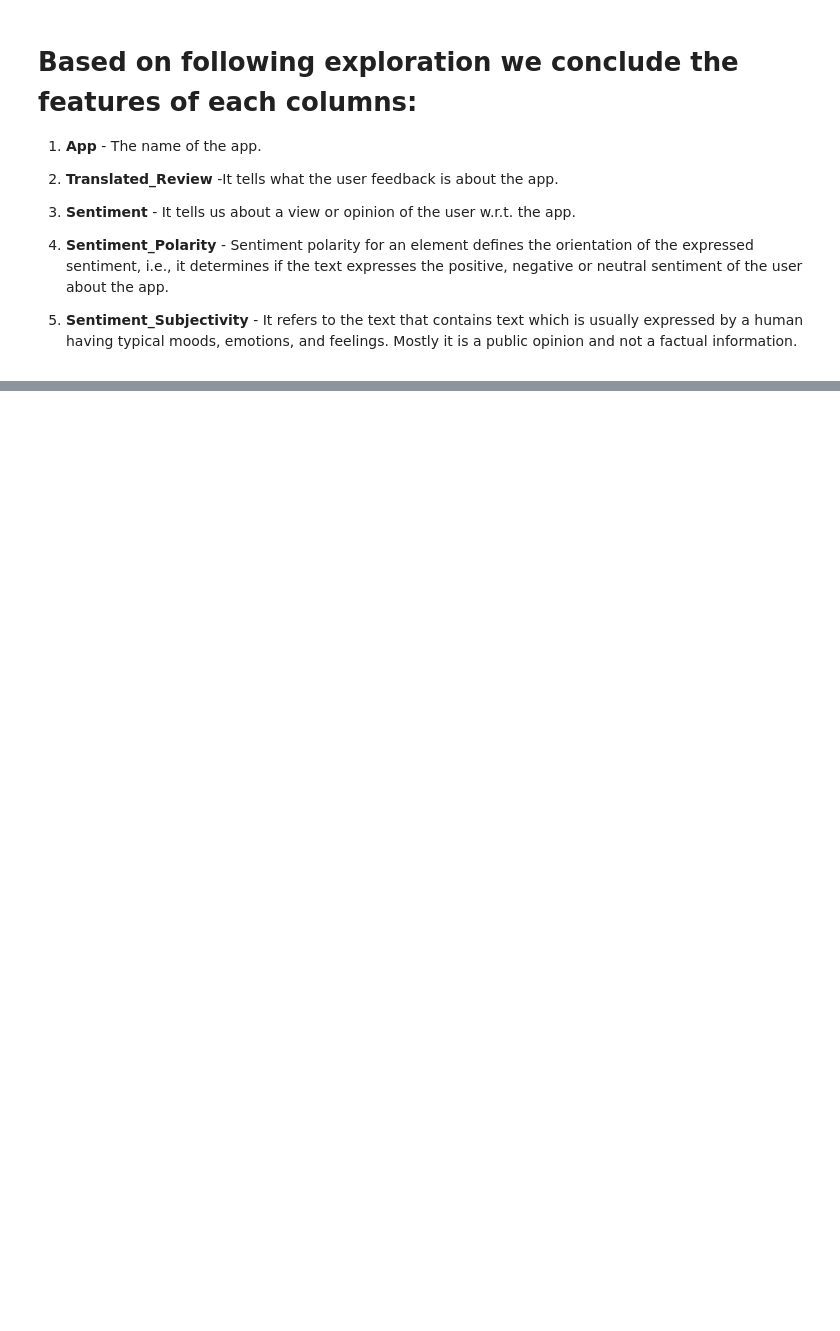
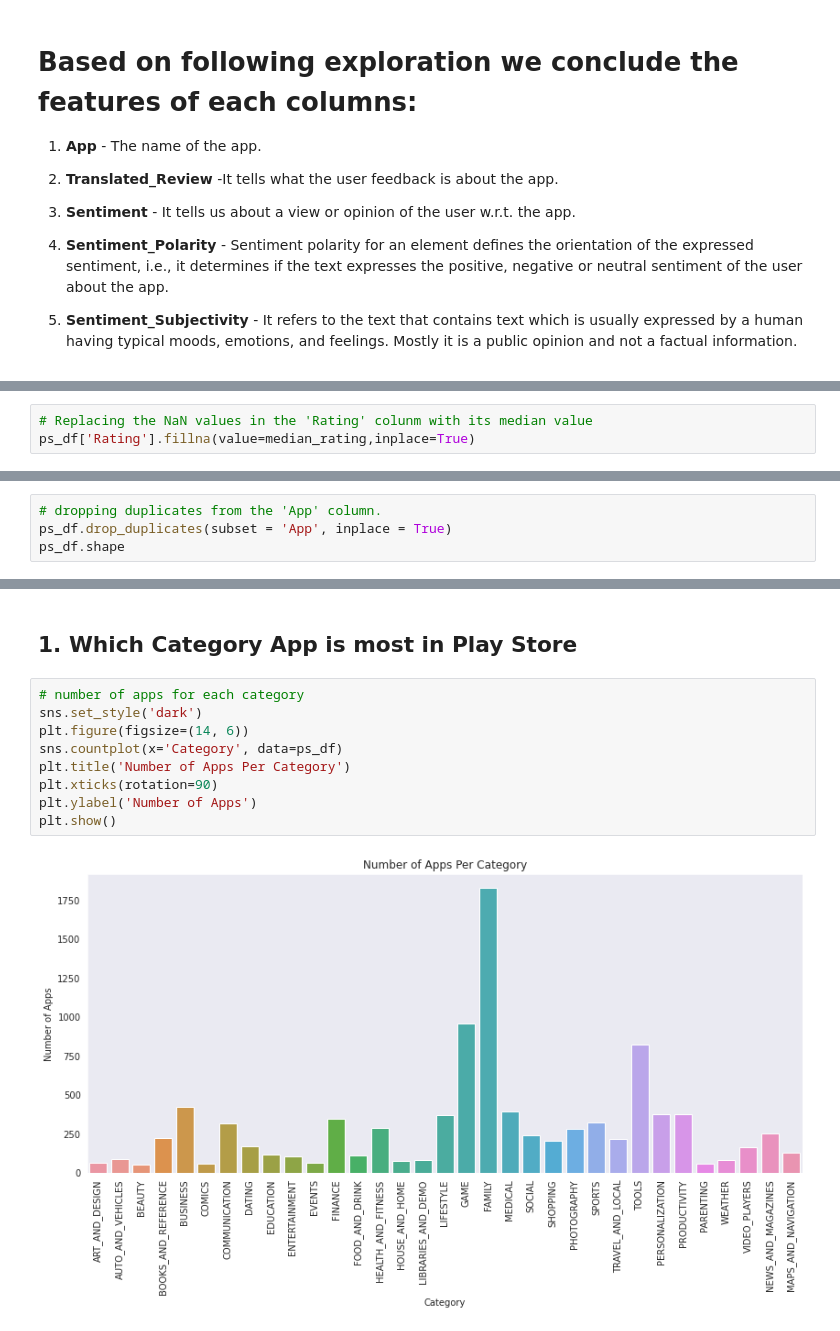
Before and after one commit to Faraz-Khan02/Play-Store-App-Review-Analysis, a Jupyter notebook: Play_Store_App_Review_Analysis_Capstone_Project.ipynb, the cells around one changed output, grey strips where cells are left out. Saved outputs shown, nothing was run; the diff lists cells and outputs as text; blank space fills up the shorter version.

```diff
--- a/Play_Store_App_Review_Analysis_Capstone_Project.ipynb
+++ b/Play_Store_App_Review_Analysis_Capstone_Project.ipynb
@@ -160,0 +389,3 @@ The columns of User reviews dataframe are:
+# %%
+# Replacing the NaN values in the 'Rating' colunm with its median value
+ps_df['Rating'].fillna(value=median_rating,inplace=True)
@@ -160,0 +485,4 @@ The columns of User reviews dataframe are:
+# %%
+# dropping duplicates from the 'App' column.
+ps_df.drop_duplicates(subset = 'App', inplace = True)
+ps_df.shape
@@ -160,0 +512,13 @@ The columns of User reviews dataframe are:
+# %% [markdown]
+## **1. Which Category App is most in Play Store**
+# %%
+# number of apps for each category
+sns.set_style('dark')
+plt.figure(figsize=(14, 6))
+sns.countplot(x='Category', data=ps_df)
+plt.title('Number of Apps Per Category')
+plt.xticks(rotation=90)
+plt.ylabel('Number of Apps')
+plt.show()
+# %% [output]
+[figure, added]
```
Also changed, not shown: parts of 39 cells of this notebook.
